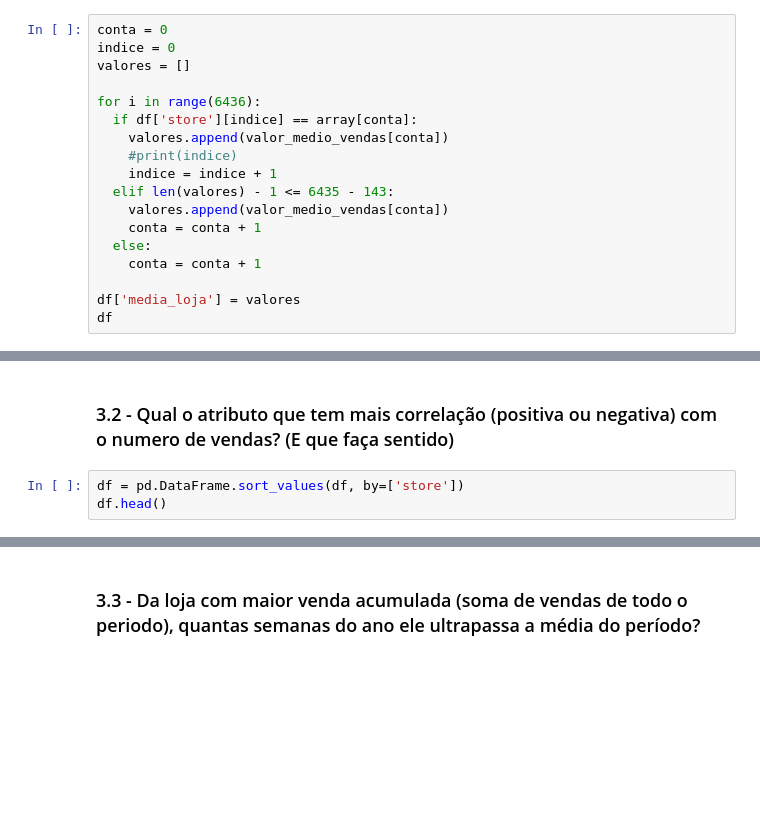
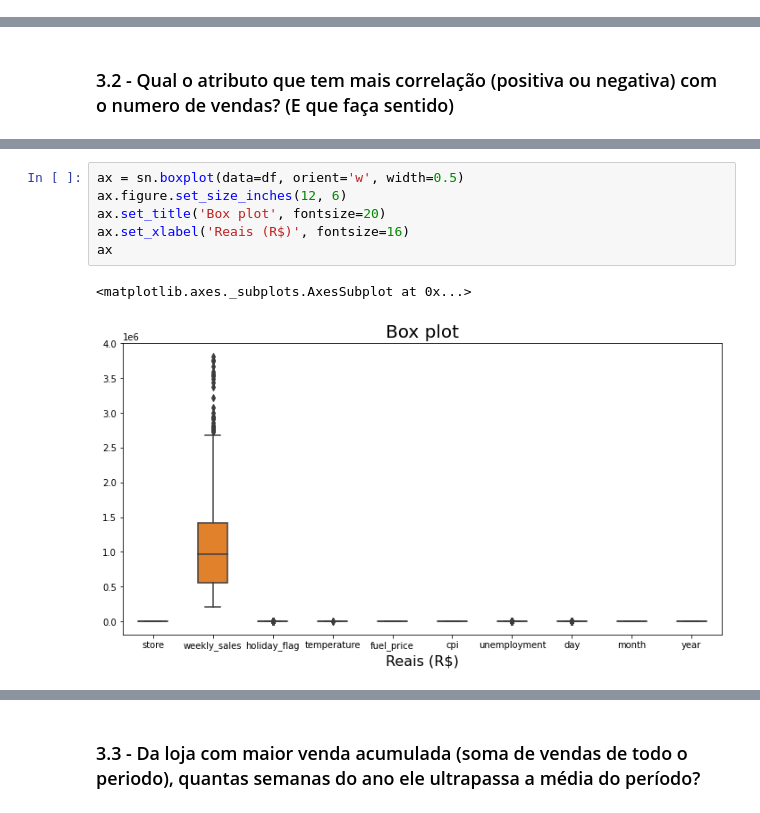
Before and after one commit to michellssGUi/dataScience, a Jupyter notebook: Wallmart_Melhor_Loja.ipynb, the cells around one changed output, grey strips where cells are left out. Drawn from its saved outputs; the diff is of its cells as text; blank space fills up the shorter version.

```diff
--- a/Wallmart_Melhor_Loja.ipynb
+++ b/Wallmart_Melhor_Loja.ipynb
@@ -282,18 +233,0 @@ array
-# %%
-conta = 0
-indice = 0
-valores = []
-
-for i in range(6436):
-  if df['store'][indice] == array[conta]:
-    valores.append(valor_medio_vendas[conta])
-    #print(indice)
-    indice = indice + 1
-  elif len(valores) - 1 <= 6435 - 143:
-    valores.append(valor_medio_vendas[conta])
-    conta = conta + 1
-  else:
-    conta = conta + 1
-
-df['media_loja'] = valores
-df
@@ -330,5 +244,2 @@ pd.DataFrame.sort_values(df, by=['media_loja', 'weekly_sales'], ascending=False)
 # %% [markdown]
 ### 3.2 - Qual o atributo que tem mais correlação (positiva ou negativa) com o numero de vendas? (E que faça sentido)
-# %%
-df = pd.DataFrame.sort_values(df, by=['store'])
-df.head()
@@ -355,0 +261,9 @@ dfcorr.style.background_gradient(cmap='coolwarm')
+# %%
+ax = sn.boxplot(data=df, orient='w', width=0.5)
+ax.figure.set_size_inches(12, 6)
+ax.set_title('Box plot', fontsize=20)
+ax.set_xlabel('Reais (R$)', fontsize=16)
+ax
+# %% [output]
+<matplotlib.axes._subplots.AxesSubplot at 0x...>
+[figure, added]
```
Also changed, not shown: parts of 68 cells of this notebook.
